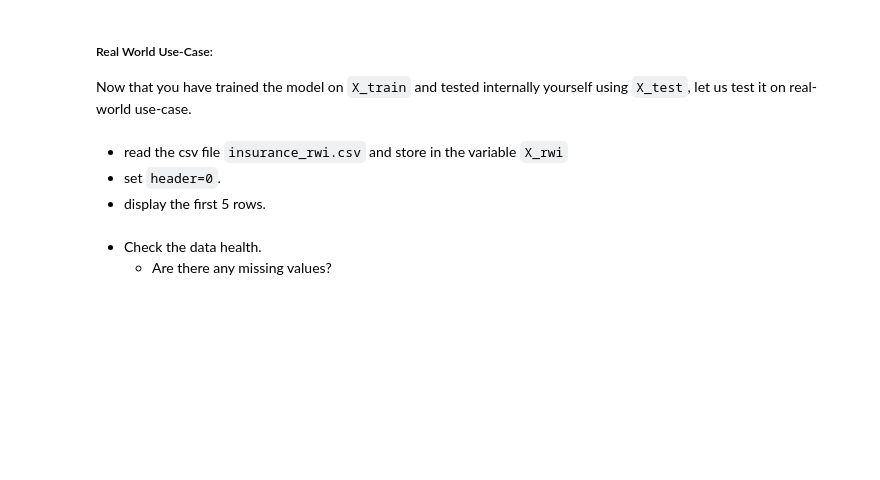
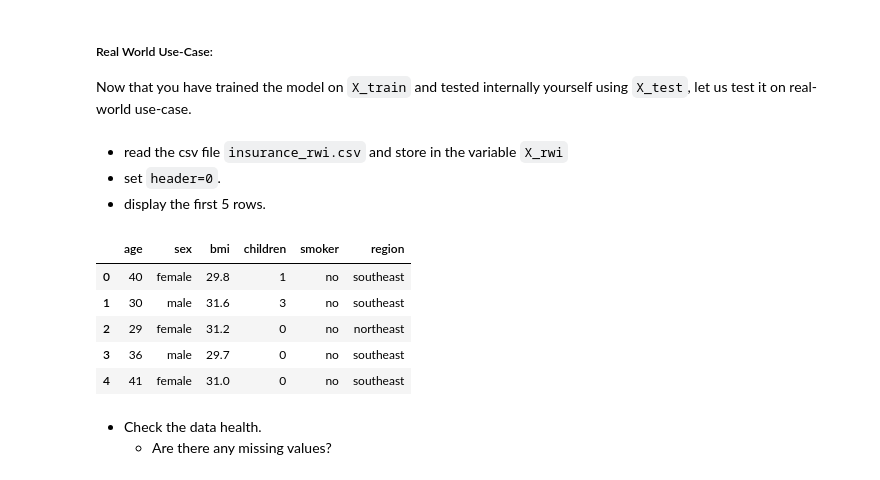
Before and after one commit to salmanshahid8/ml_practice_exercise, a Jupyter notebook: exercises/2_multiple_linear_regression_exe.ipynb, the cells around one changed output. Saved outputs shown, nothing was run; the diff lists cells and outputs as text; code cells hidden in the pictures; blank space fills up the shorter version.

```diff
--- a/exercises/2_multiple_linear_regression_exe.ipynb
+++ b/exercises/2_multiple_linear_regression_exe.ipynb
@@ -238,6 +238,16 @@ Now that you have trained the model on `X_train` and tested internally yourself
 - read the csv file `insurance_rwi.csv` and store in the variable `X_rwi`
 - set `header=0`.
 - display the first 5 rows.
+# %%
+X_rwi=pd.read_csv('../data/real_world_implementation/insurance_rwi.csv', header=0,index_col=0)
+X_rwi.head()
+# %% [output]
+|  | age | sex | bmi | children | smoker | region |
+| 0 | 40 | female | 29.8 | 1 | no | southeast |
+| 1 | 30 | male | 31.6 | 3 | no | southeast |
+| 2 | 29 | female | 31.2 | 0 | no | northeast |
+| 3 | 36 | male | 29.7 | 0 | no | southeast |
+| 4 | 41 | female | 31.0 | 0 | no | southeast |
 # %% [markdown]
 - Check the data health.
     - Are there any missing values?
```
Also changed, not shown: parts of 7 cells of this notebook, 1 other file.
